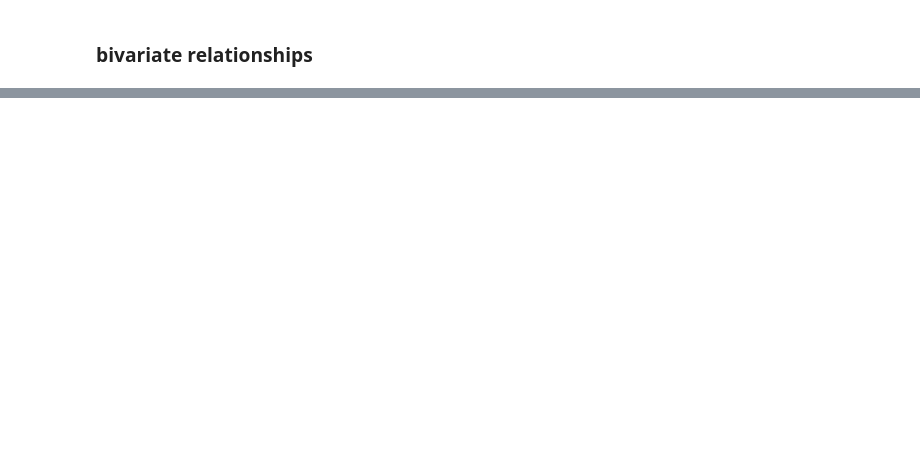
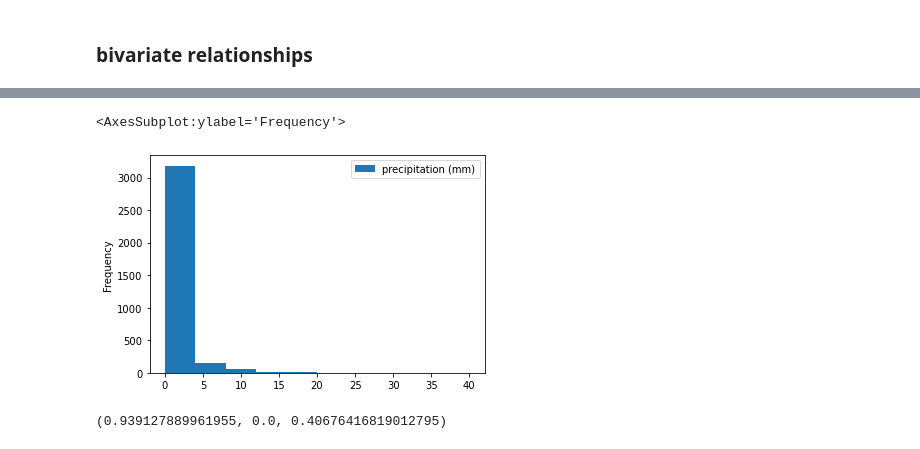
Before and after one commit to jmquintana79/utilsDS, a Jupyter notebook: notebooks/analysis/EDA/EDA-describe/notebook-EDA_describe.ipynb, the cells around one changed output, grey strips where cells are left out. Cells and saved outputs as stored; diff of their text form; code cells hidden in the pictures; blank space fills up the shorter version.

```diff
--- a/notebooks/analysis/EDA/EDA-describe/notebook-EDA_describe.ipynb
+++ b/notebooks/analysis/EDA/EDA-describe/notebook-EDA_describe.ipynb
@@ -455,0 +461,13 @@ describe_missing(data)
+# %%
+c1 = "precipitation (mm)"
+dfv = data[[c1]].dropna()
+v = dfv[c1].values
+dfv.plot(kind = "hist")
+# %% [output]
+<AxesSubplot:ylabel='Frequency'>
+[figure, added]
+# %%
+from scipy import stats
+np.mean(v), np.median(v), stats.trim_mean(v, 0.1)
+# %% [output]
+(0.939127889961955, 0.0, 0.40676416819012795)
```
Also changed, not shown: parts of 24 cells of this notebook, 1 other file.
